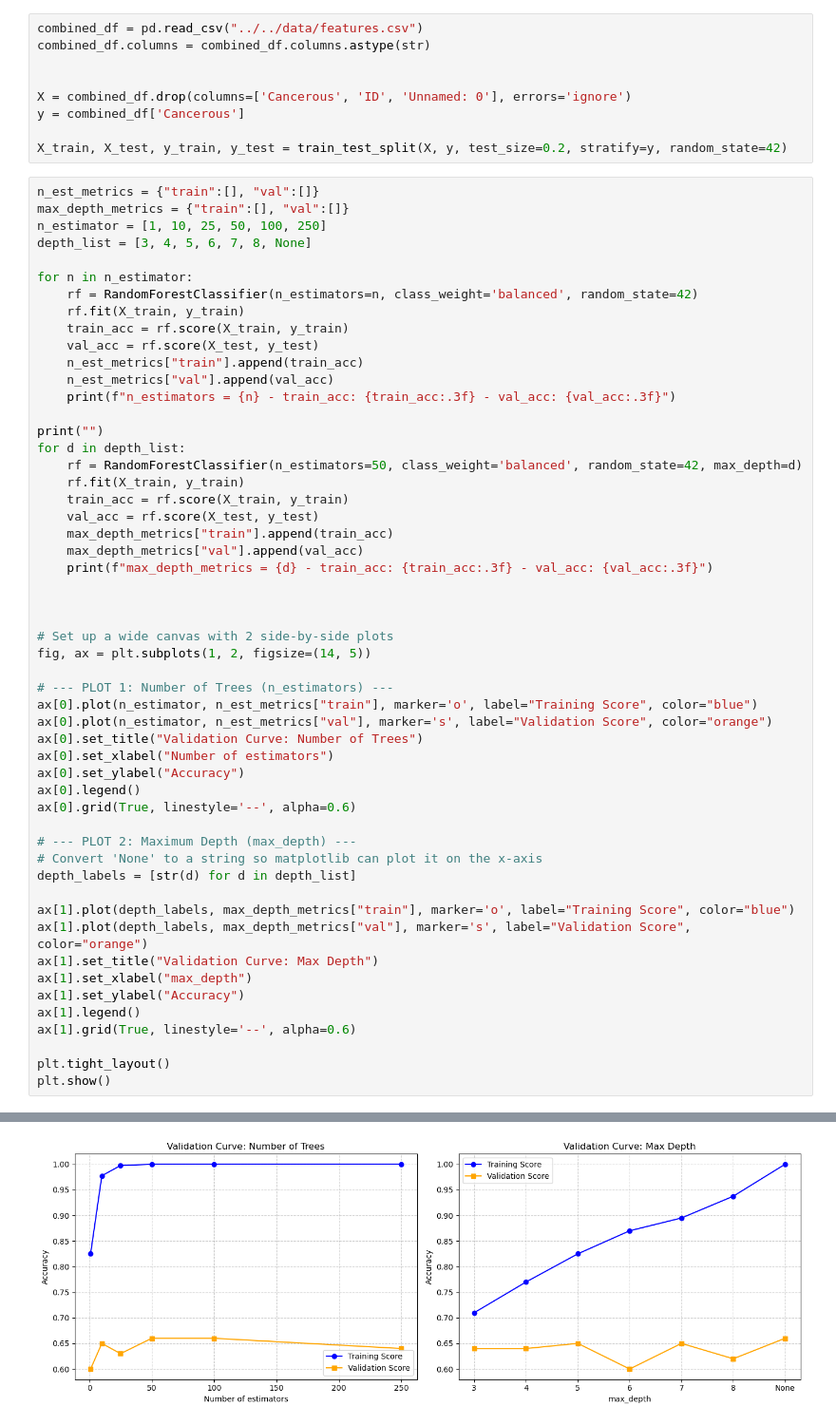
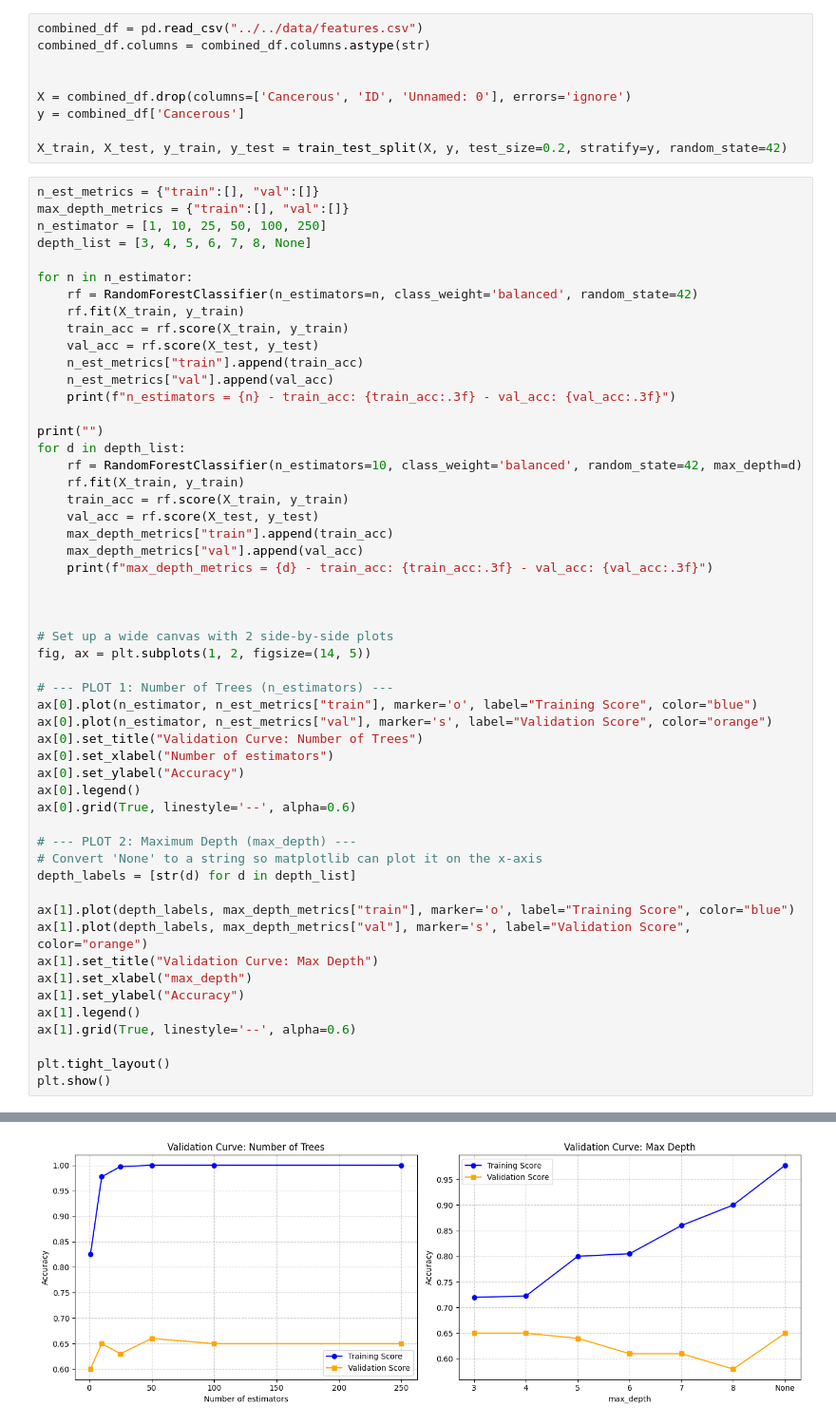
Before and after one commit to SofieITU/2026-PDS-Lizards, a Jupyter notebook: results/models/random_forest_classifier.ipynb, the cells around one changed output, grey strips where cells are left out. Shown at 95% size. Cells and saved outputs as stored; diff of their text form.

Commit message:
random forest classifier init commit

```diff
--- a/results/models/random_forest_classifier.ipynb
+++ b/results/models/random_forest_classifier.ipynb
@@ -31,7 +31,7 @@ for n in n_estimator:
 
 print("")
 for d in depth_list:
-    rf = RandomForestClassifier(n_estimators=50, class_weight='balanced', random_state=42, max_depth=d)
+    rf = RandomForestClassifier(n_estimators=10, class_weight='balanced', random_state=42, max_depth=d)
     rf.fit(X_train, y_train)
     train_acc = rf.score(X_train, y_train)
     val_acc = rf.score(X_test, y_test)
@@ -85 +85 @@ max_depth_metrics = None - train_acc: 1.000 - val_acc: 0.660
-[figure, old version]
+[figure, new version]
```
Also changed, not shown: parts of 2 cells of this notebook.
